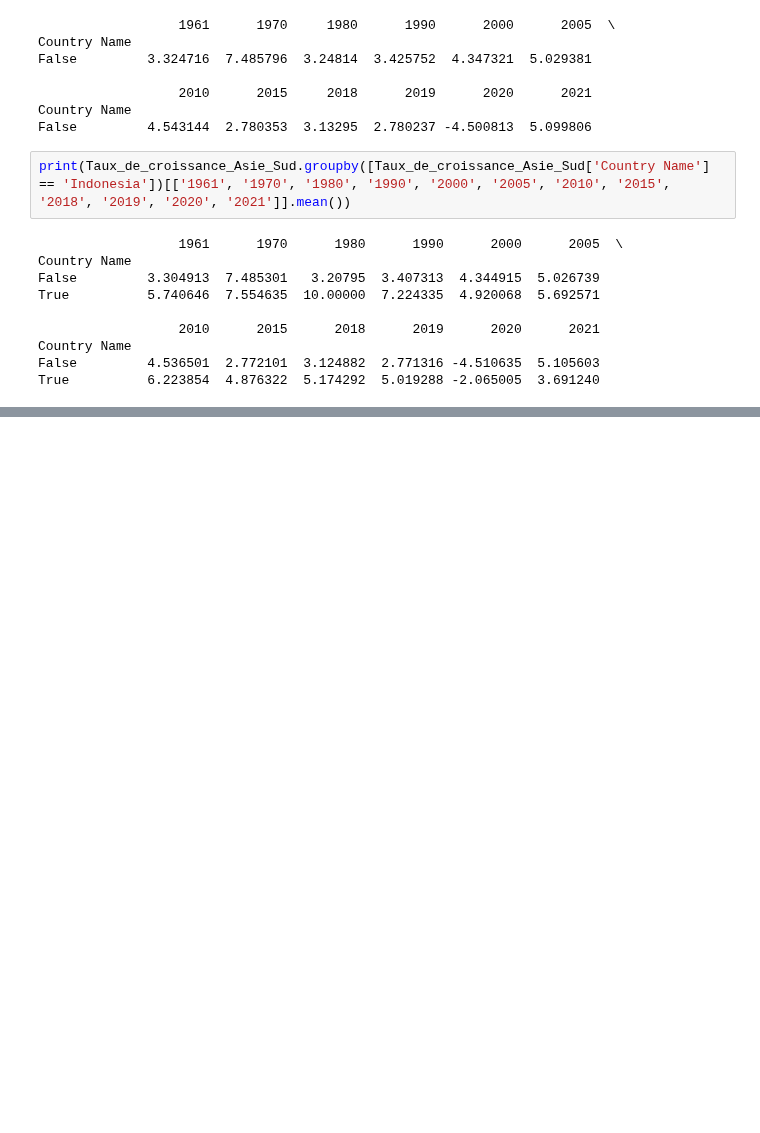
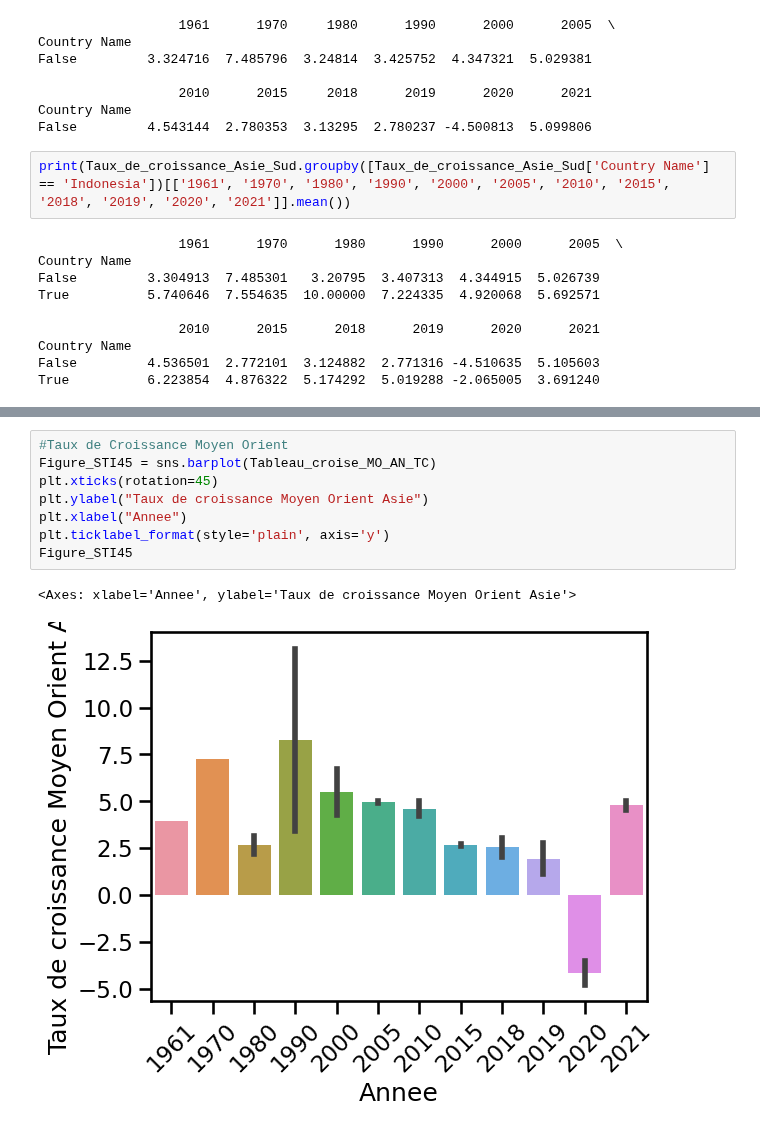
Before and after one commit to NOURDINEEEE/Projet_blanc_Dash1, a Jupyter notebook: Notebooks/Projet_blanc_donnees_mondiales.ipynb, the cells around one changed output, grey strips where cells are left out. Drawn from its saved outputs; the diff is of its cells as text; blank space fills up the shorter version.

```diff
--- a/Notebooks/Projet_blanc_donnees_mondiales.ipynb
+++ b/Notebooks/Projet_blanc_donnees_mondiales.ipynb
@@ -275,0 +567,11 @@ True          2.971133  0.967497  2.590367  1.503428 -8.621135  4.322776
+# %%
+#Taux de Croissance Moyen Orient
+Figure_STI45 = sns.barplot(Tableau_croise_MO_AN_TC)
+plt.xticks(rotation=45)
+plt.ylabel("Taux de croissance Moyen Orient Asie")
+plt.xlabel("Annee")
+plt.ticklabel_format(style='plain', axis='y')
+Figure_STI45
+# %% [output]
+<Axes: xlabel='Annee', ylabel='Taux de croissance Moyen Orient Asie'>
+[figure, added]
```
Also changed, not shown: parts of 36 cells of this notebook, 1 other file.
